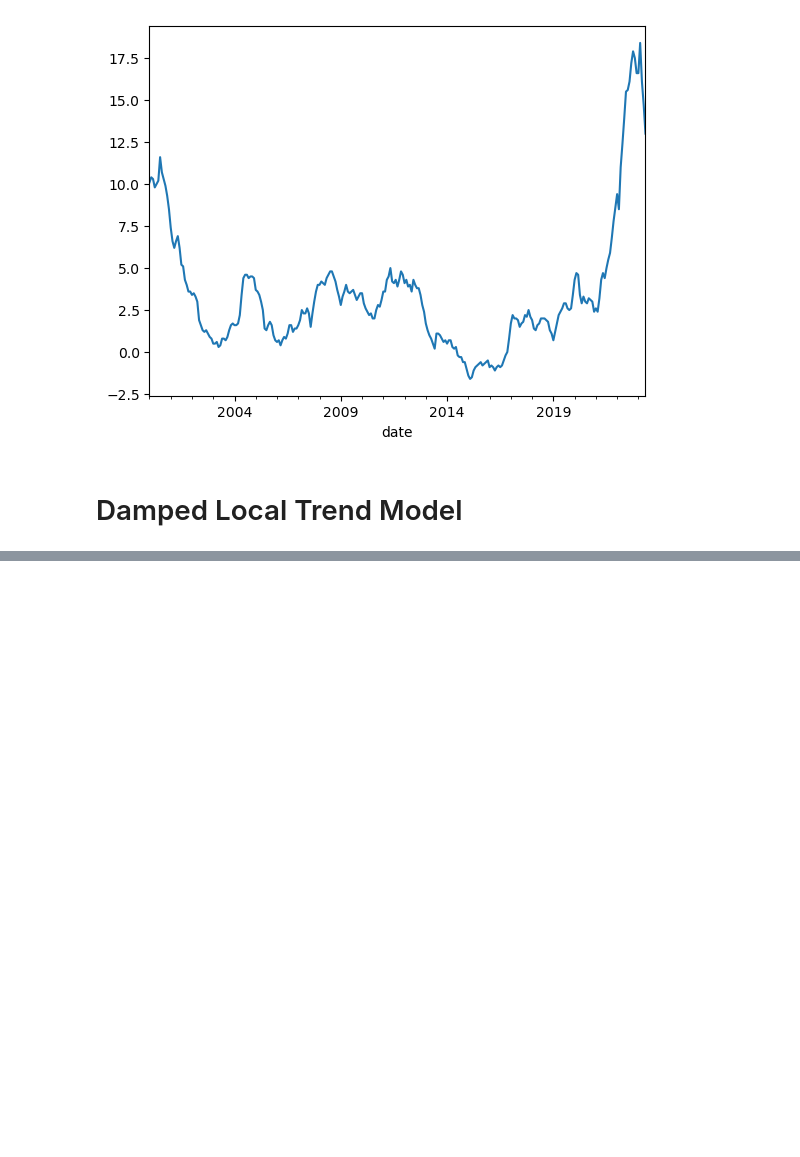
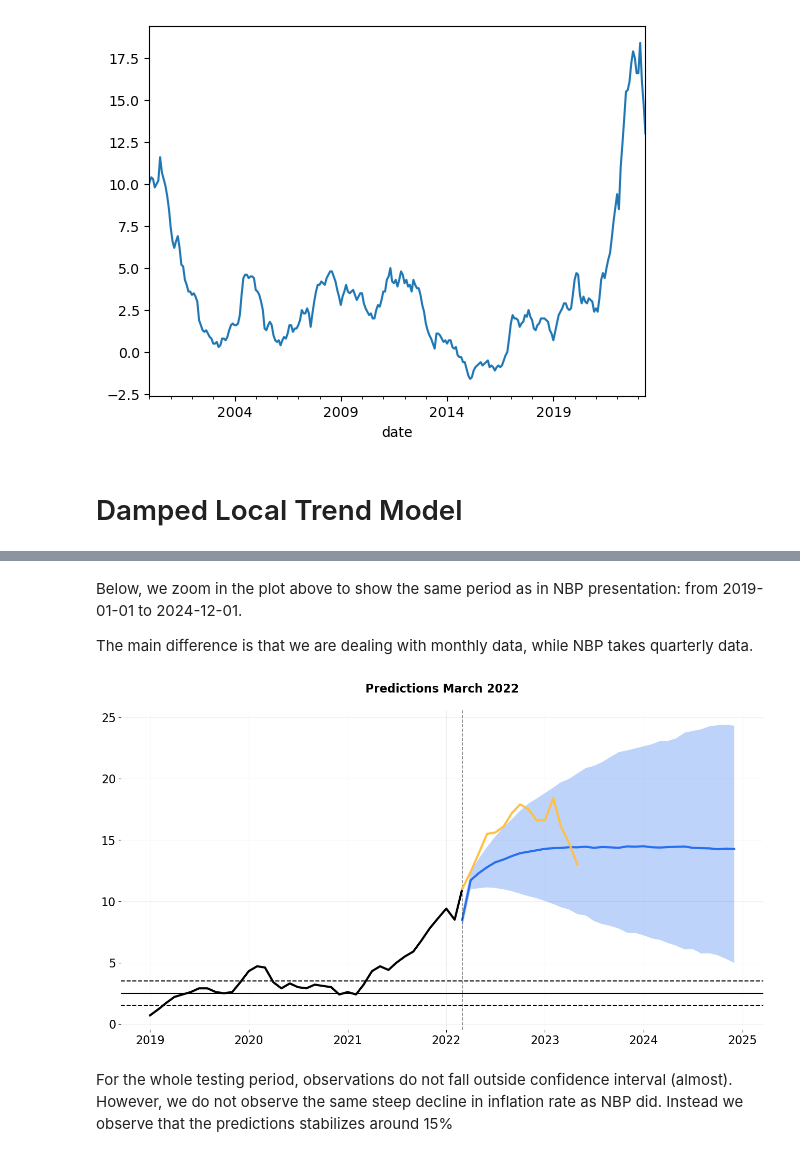
Before and after one commit to szymonsocha/bayesian-time-series-econometrics, a Jupyter notebook: orbit_model/orbit-model.ipynb, the cells around one changed output, grey strips where cells are left out. Drawn from its saved outputs; the diff is of its cells as text; code cells hidden in the pictures; blank space fills up the shorter version.

Commit message:
add mar22 predictions

```diff
--- a/orbit_model/orbit-model.ipynb
+++ b/orbit_model/orbit-model.ipynb
@@ -105,0 +116,27 @@ findfont: Generic family 'sans-serif' not found because none of the following fa
+# %% [markdown]
+Below, we zoom in the plot above to show the same period as in NBP presentation: from 2019-01-01 to 2024-12-01.
+
+The main difference is that we are dealing with monthly data, while NBP takes quarterly data.
+# %%
+ax = plot_predicted_data(
+    training_actual_df=train_df.loc["2019-01-01":], predicted_df=predicted_df,
+    date_col=dlt.date_col, actual_col=dlt.response_col,
+    test_actual_df=test_df,
+    is_visible = False,
+    line_plot=True,
+    markersize=50,
+    lw=3,
+    linestyle="-",
+    title = "Predictions March 2022"
+)
+
+ax.axhline(y=3.5, linestyle='--', color='black')
+ax.axhline(y=2.5, linestyle='-', color='black')
+ax.axhline(y=1.5, linestyle='--', color='black')
+ax.legend().set_visible(False)
+
+ax.figure
+# %% [output]
+[figure, added]
+# %% [markdown]
+For the whole testing period, observations do not fall outside confidence interval (almost). However, we do not observe the same steep decline in inflation rate as NBP did. Instead we observe that the predictions stabilizes around 15%
```
Also changed, not shown: parts of 3 cells of this notebook, 2 other files.
